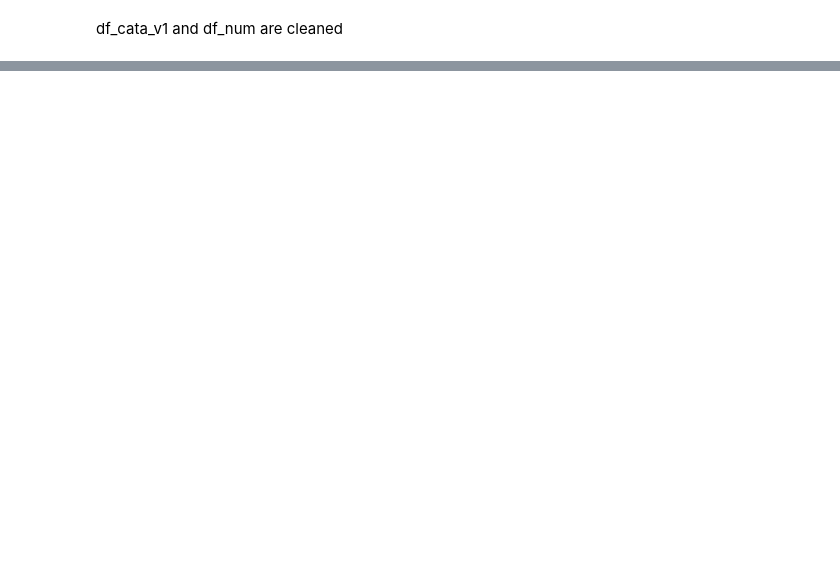
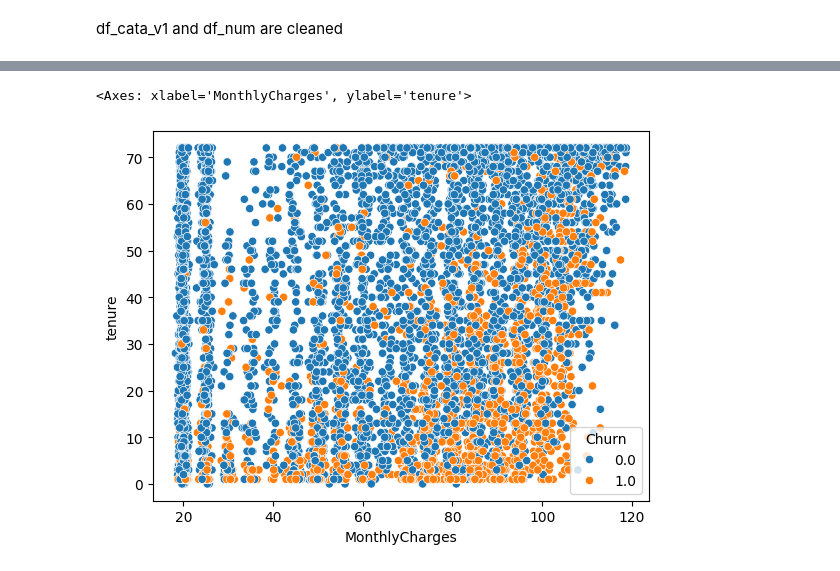
Before and after one commit to 7strickes/proj, a Jupyter notebook: proj_.ipynb, the cells around one changed output, grey strips where cells are left out. Saved outputs shown, nothing was run; the diff lists cells and outputs as text; code cells hidden in the pictures; blank space fills up the shorter version.

Commit message:
analysis using visuals

```diff
--- a/proj_.ipynb
+++ b/proj_.ipynb
@@ -148,0 +166,3 @@ memory usage: 220.2 KB
+# %%
+df_concated = pd.concat([df_cata_encoded,df_num], axis=1)
+df_concated.head(5)
@@ -148,0 +176,5 @@ memory usage: 220.2 KB
+# %%
+sns.scatterplot(x=df_concated["MonthlyCharges"], y=df_concated["tenure"], hue=df_concated["Churn"])
+# %% [output]
+<Axes: xlabel='MonthlyCharges', ylabel='tenure'>
+[figure, added]
```
Also changed, not shown: parts of 10 cells of this notebook.
